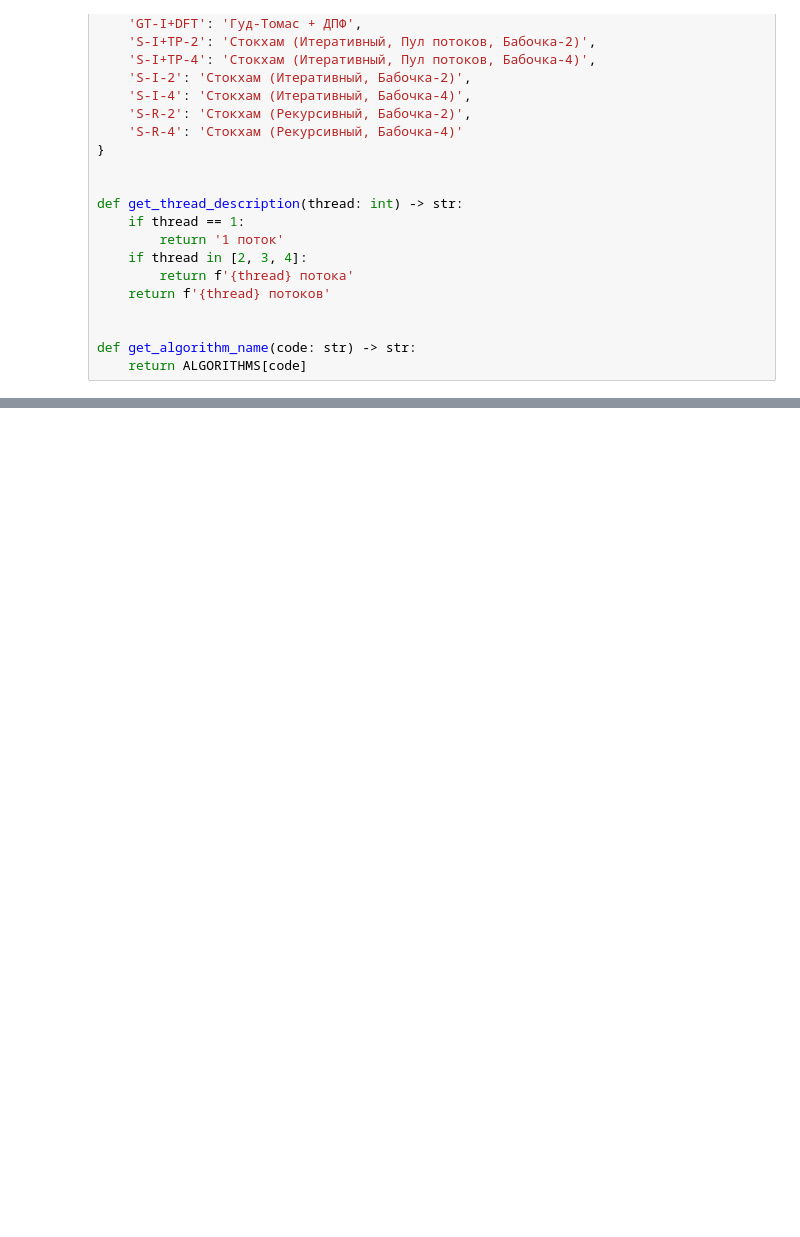
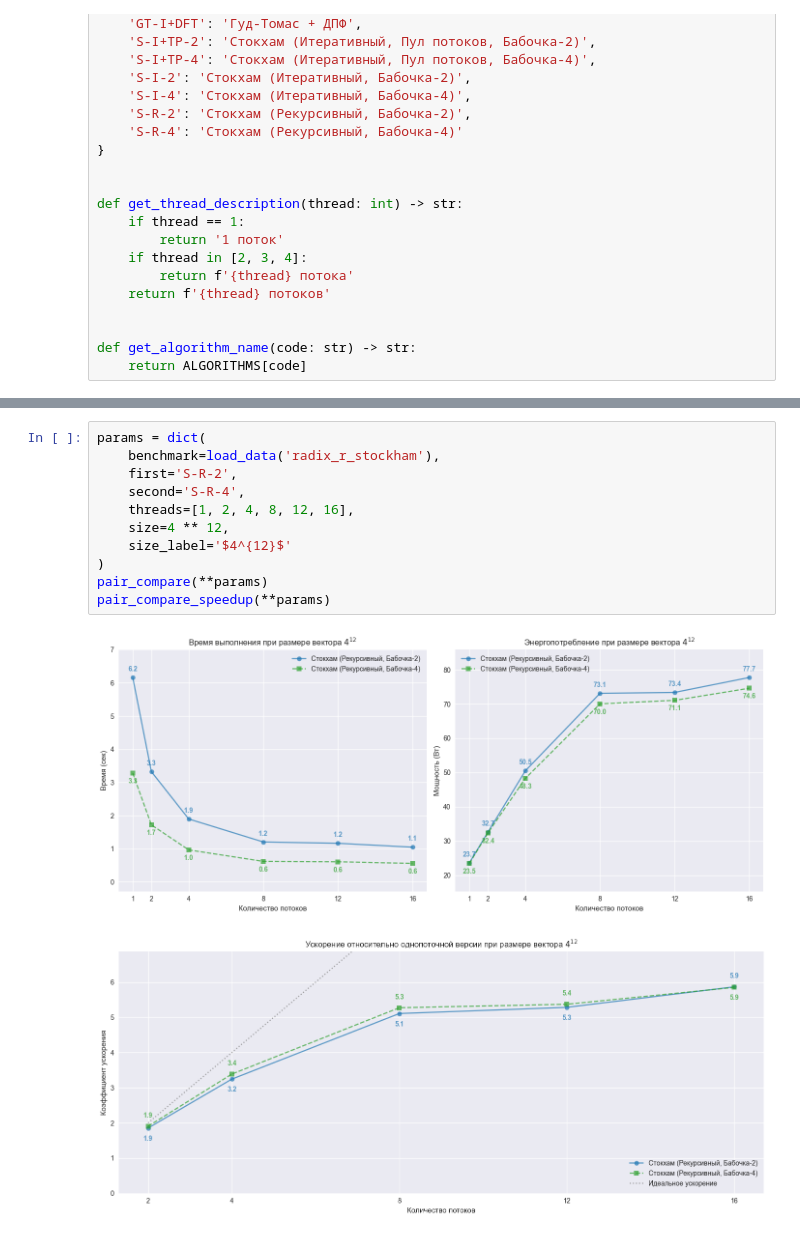
Before and after one commit to markov-avl/fft-benchmark, a Jupyter notebook: notebooks/experiments.ipynb, the cells around one changed output, grey strips where cells are left out. Cells and saved outputs as stored; diff of their text form; blank space fills up the shorter version.

```diff
--- a/notebooks/experiments.ipynb
+++ b/notebooks/experiments.ipynb
@@ -166,0 +251,14 @@ compare_radix('radix_bluestein-stockham', 'B-I+S-2', 'B-I+S-4', threads=[1, 2, 4
+# %%
+params = dict(
+    benchmark=load_data('radix_r_stockham'),
+    first='S-R-2',
+    second='S-R-4',
+    threads=[1, 2, 4, 8, 12, 16],
+    size=4 ** 12,
+    size_label='$4^{12}$'
+)
+pair_compare(**params)
+pair_compare_speedup(**params)
+# %% [output]
+[figure, added]
+[figure, added]
```
Also changed, not shown: parts of 25 cells of this notebook, 5 other files.
